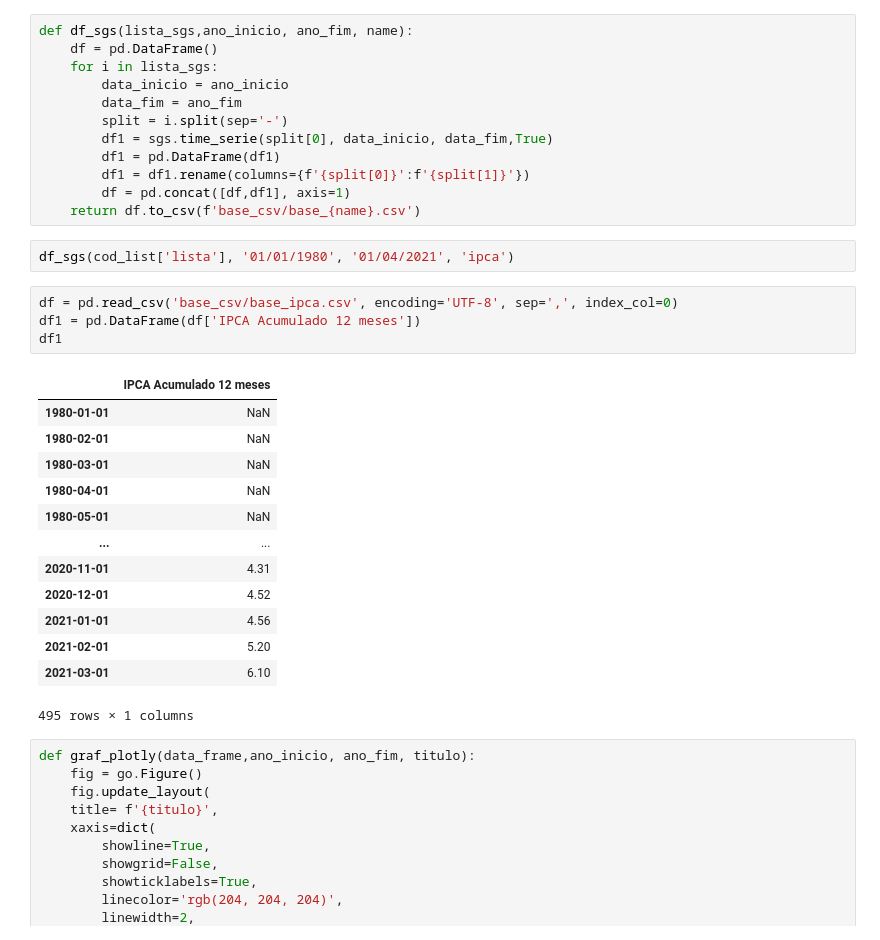
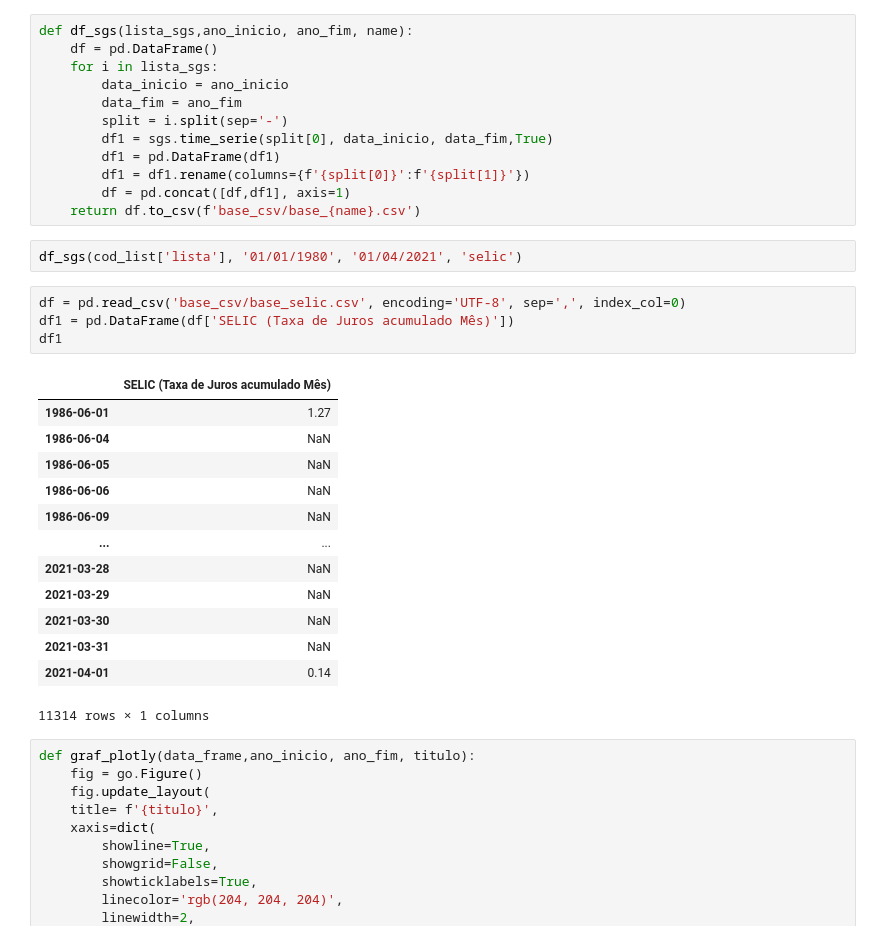
Before and after one commit to emersonsoaressc/economics, a Jupyter notebook: ipca_project.ipynb, the cells around one changed output. Cells and saved outputs as stored; diff of their text form.

```diff
--- a/ipca_project.ipynb
+++ b/ipca_project.ipynb
@@ -36,25 +29,25 @@ def df_sgs(lista_sgs,ano_inicio, ano_fim, name):
         df = pd.concat([df,df1], axis=1)
     return df.to_csv(f'base_csv/base_{name}.csv')
 # %%
-df_sgs(cod_list['lista'], '01/01/1980', '01/04/2021', 'ipca')
+df_sgs(cod_list['lista'], '01/01/1980', '01/04/2021', 'selic')
 # %%
-df = pd.read_csv('base_csv/base_ipca.csv', encoding='UTF-8', sep=',', index_col=0)
-df1 = pd.DataFrame(df['IPCA Acumulado 12 meses'])
+df = pd.read_csv('base_csv/base_selic.csv', encoding='UTF-8', sep=',', index_col=0)
+df1 = pd.DataFrame(df['SELIC (Taxa de Juros acumulado Mês)'])
 df1
 # %% [output]
-|  | IPCA Acumulado 12 meses |
-| 1980-01-01 | NaN |
-| 1980-02-01 | NaN |
-| 1980-03-01 | NaN |
-| 1980-04-01 | NaN |
-| 1980-05-01 | NaN |
+|  | SELIC (Taxa de Juros acumulado Mês) |
+| 1986-06-01 | 1.27 |
+| 1986-06-04 | NaN |
+| 1986-06-05 | NaN |
+| 1986-06-06 | NaN |
+| 1986-06-09 | NaN |
 | ... | ... |
-| 2020-11-01 | 4.31 |
-| 2020-12-01 | 4.52 |
-| 2021-01-01 | 4.56 |
-| 2021-02-01 | 5.20 |
-| 2021-03-01 | 6.10 |
+| 2021-03-28 | NaN |
+| 2021-03-29 | NaN |
+| 2021-03-30 | NaN |
+| 2021-03-31 | NaN |
+| 2021-04-01 | 0.14 |
-495 rows × 1 columns
+11314 rows × 1 columns
 # %%
 def graf_plotly(data_frame,ano_inicio, ano_fim, titulo):
     fig = go.Figure()
```
Also changed, not shown: parts of 1 cell of this notebook, 3 other files.
